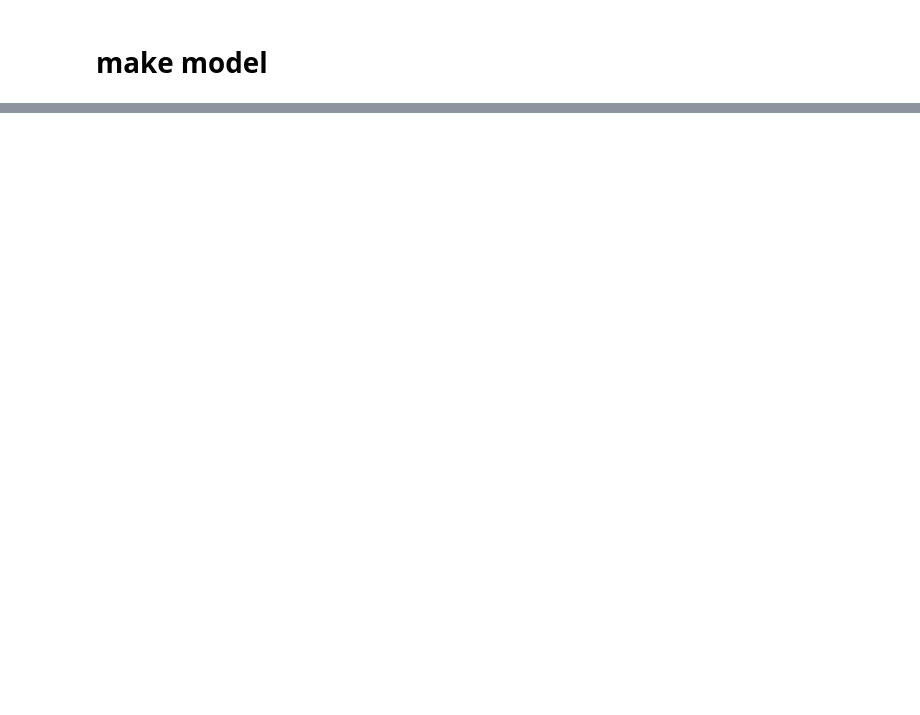
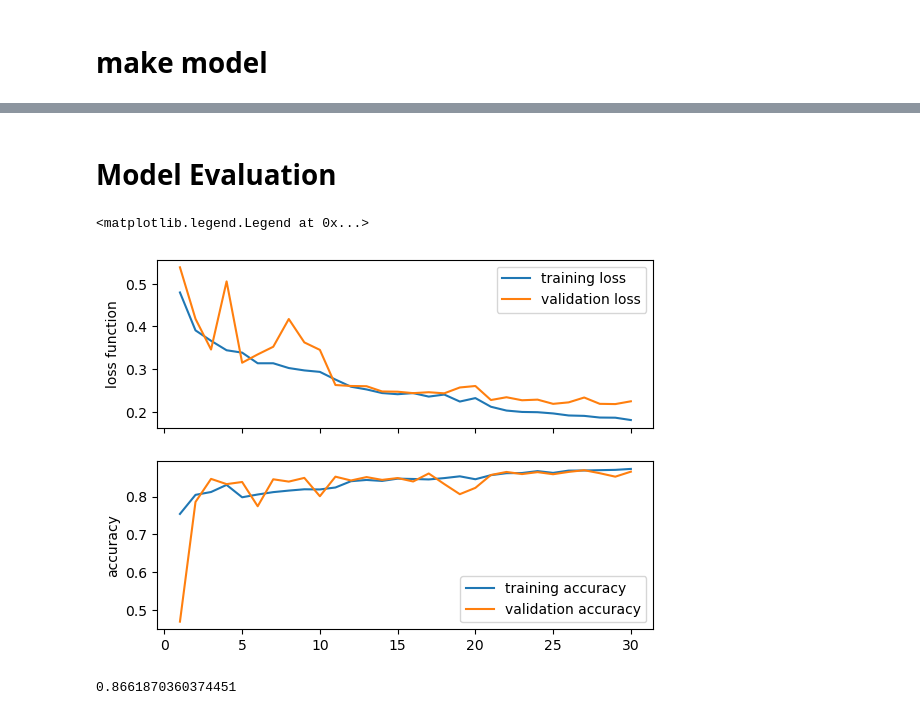
Before and after one commit to behroozeslami/deep-learning-application, a Jupyter notebook: U-Net Salt Segmentation.ipynb, the cells around one changed output, grey strips where cells are left out. Drawn from its saved outputs; the diff is of its cells as text; code cells hidden in the pictures; blank space fills up the shorter version.

```diff
--- a/U-Net Salt Segmentation.ipynb
+++ b/U-Net Salt Segmentation.ipynb
@@ -115,0 +104,21 @@ torch.Size([1, 1, 101, 101])
+# %%
+#Learning rate
+learning_rate = 0.001
+#Number of pochs
+num_epochs = 30
+#Initialize the model
+model = Unet(cin=3, features=[32, 64, 128, 256], num_classes=2)
+#Define the loss
+weights = torch.tensor([0.2,0.8])
+CUDA = torch.cuda.is_available()
+if CUDA:
+    weights = weights.cuda()
+loss_fn = nn.CrossEntropyLoss(weight=weights)
+#Define the optimizer
+optimizer = torch.optim.Adam(model.parameters(), lr=learning_rate, weight_decay=10**-4)
+scheduler = StepLR(optimizer, step_size=10, gamma=0.2)
+# %%
+trainer = ClassifierTrainer(model, optimizer, train_loader, test_loader, False, scheduler, loss_fn)
+# %%
+%%time
+trainer.fit(num_epochs)
@@ -115,0 +146,21 @@ torch.Size([1, 1, 101, 101])
+# %% [markdown]
+# Model Evaluation
+# %%
+epochs = list(range(1,num_epochs+1))
+
+fig, axs = plt.subplots(2,1,sharex=True)
+axs[0].plot(epochs, trainer.train_losses)
+axs[0].plot(epochs, trainer.test_losses)
+axs[0].set_ylabel('loss function')
+axs[0].legend(['training loss', 'validation loss'])
+axs[1].plot(epochs, trainer.train_accuracies)
+axs[1].plot(epochs, trainer.test_accuracies)
+axs[1].set_ylabel('accuracy')
+axs[1].legend(['training accuracy', 'validation accuracy'])
+# %% [output]
+<matplotlib.legend.Legend at 0x...>
+[figure, added]
+# %%
+trainer.test_accuracies[-1]
+# %% [output]
+0.8661870360374451
```
Also changed, not shown: parts of 12 cells of this notebook.
